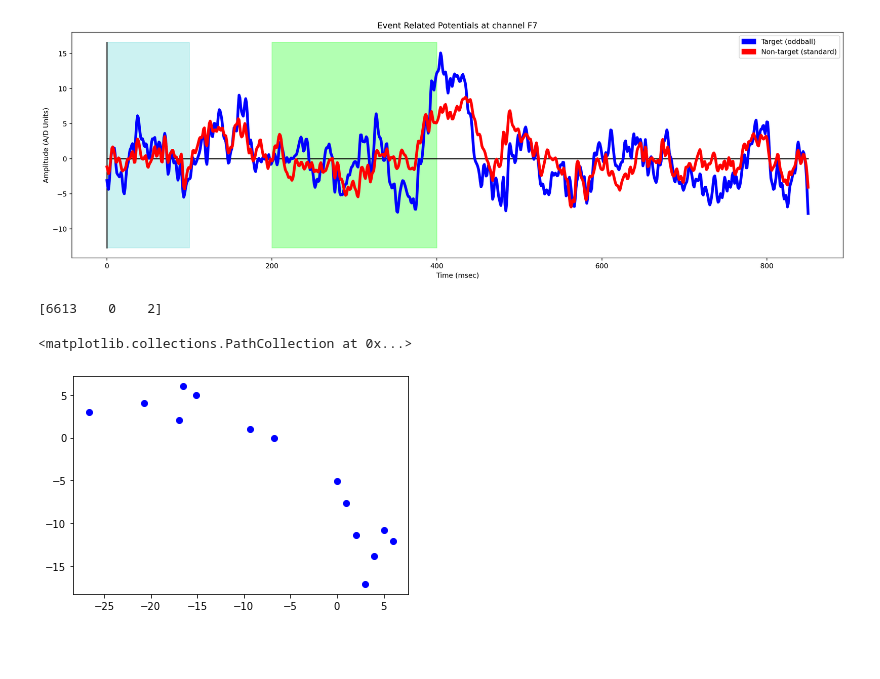
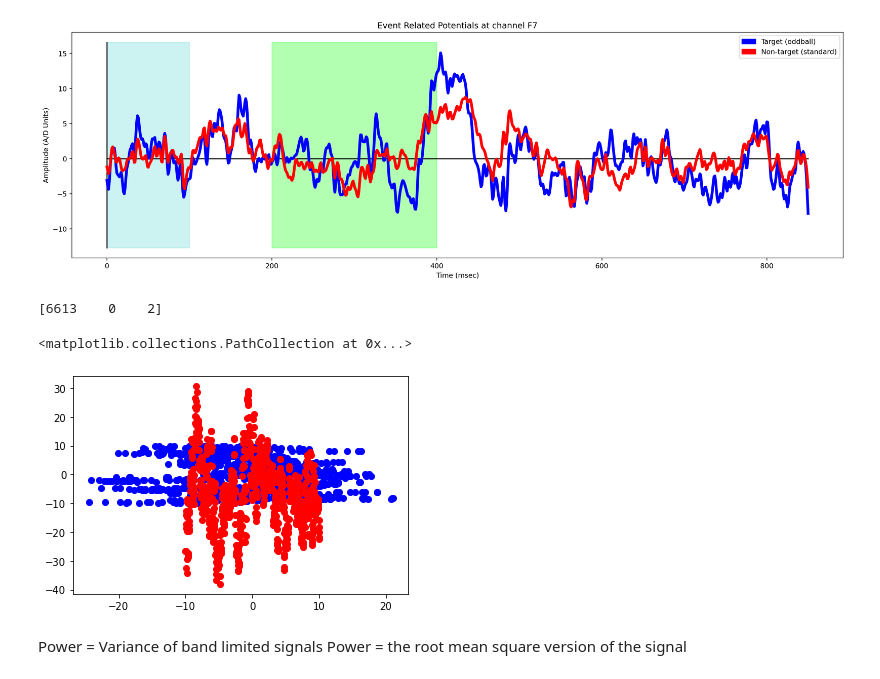
Before and after one commit to Surfincolin/hey-brain, a Jupyter notebook: data/data_exploration_3.ipynb, the cells around one changed output. Cells and saved outputs as stored; diff of their text form; code cells hidden in the pictures; blank space fills up the shorter version.

```diff
--- a/data/data_exploration_3.ipynb
+++ b/data/data_exploration_3.ipynb
@@ -587,12 +587,17 @@ plt.show();
 # %%
 # ch_a = all_data_cleaned[2500:]
 print(events[3])
-ch_a = epoched_data[3][2]
-ch_b = epoched_data[3][3]
-t = range(0, len(ch_a))
+ch_a = epoched_data[3][:,2]
+ch_b = epoched_data[3][:,3]
+
+t = np.linspace(-10,10, len(ch_a))
+
 plt.scatter(ch_a, t, c='blue')
-plt.scatter(t, ch_b, c='blue')
+plt.scatter(t, ch_b, c='red')
 # %% [output]
 [6613    0    2]
 <matplotlib.collections.PathCollection at 0x...>
-[figure, old version]
+[figure, new version]
+# %% [markdown]
+Power = Variance of band limited signals
+Power = the root mean square version of the signal
```
Also changed, not shown: 1 other file.
